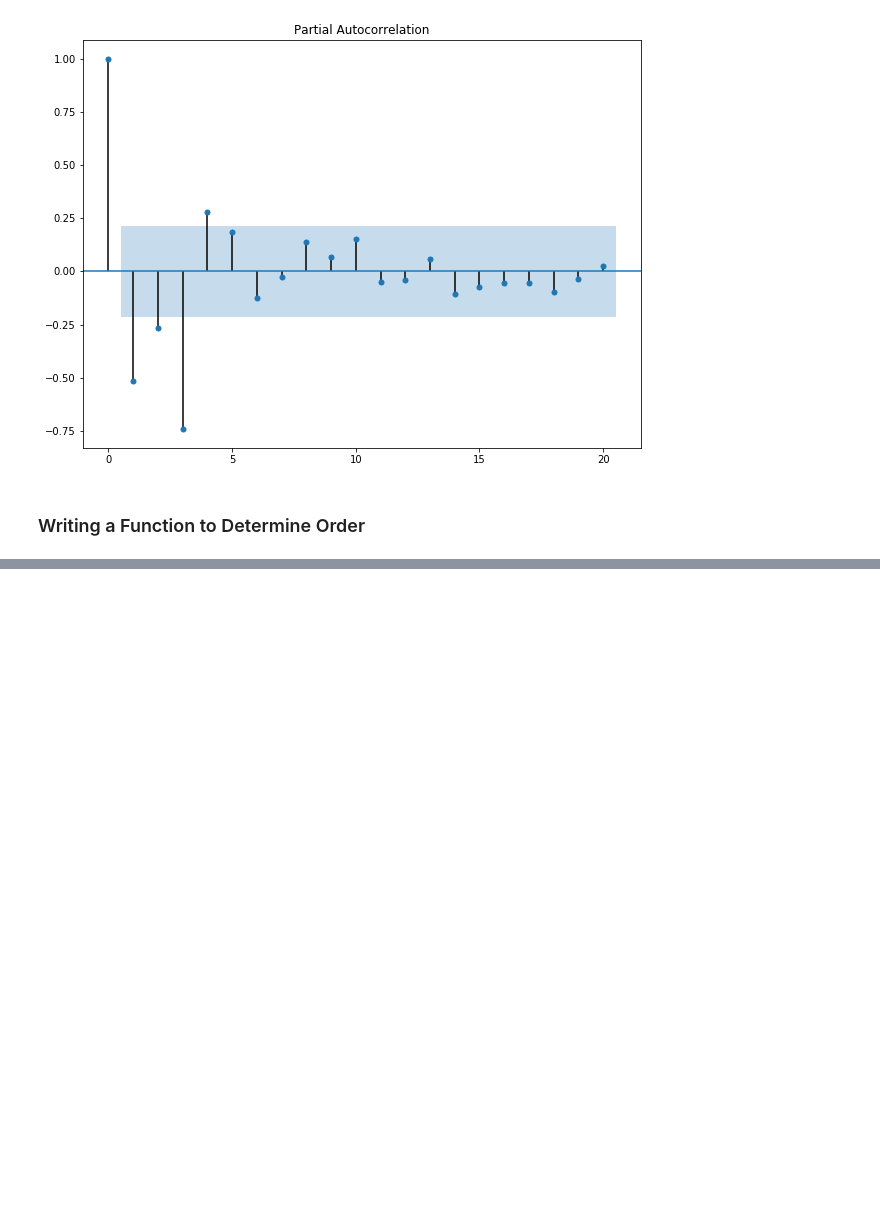
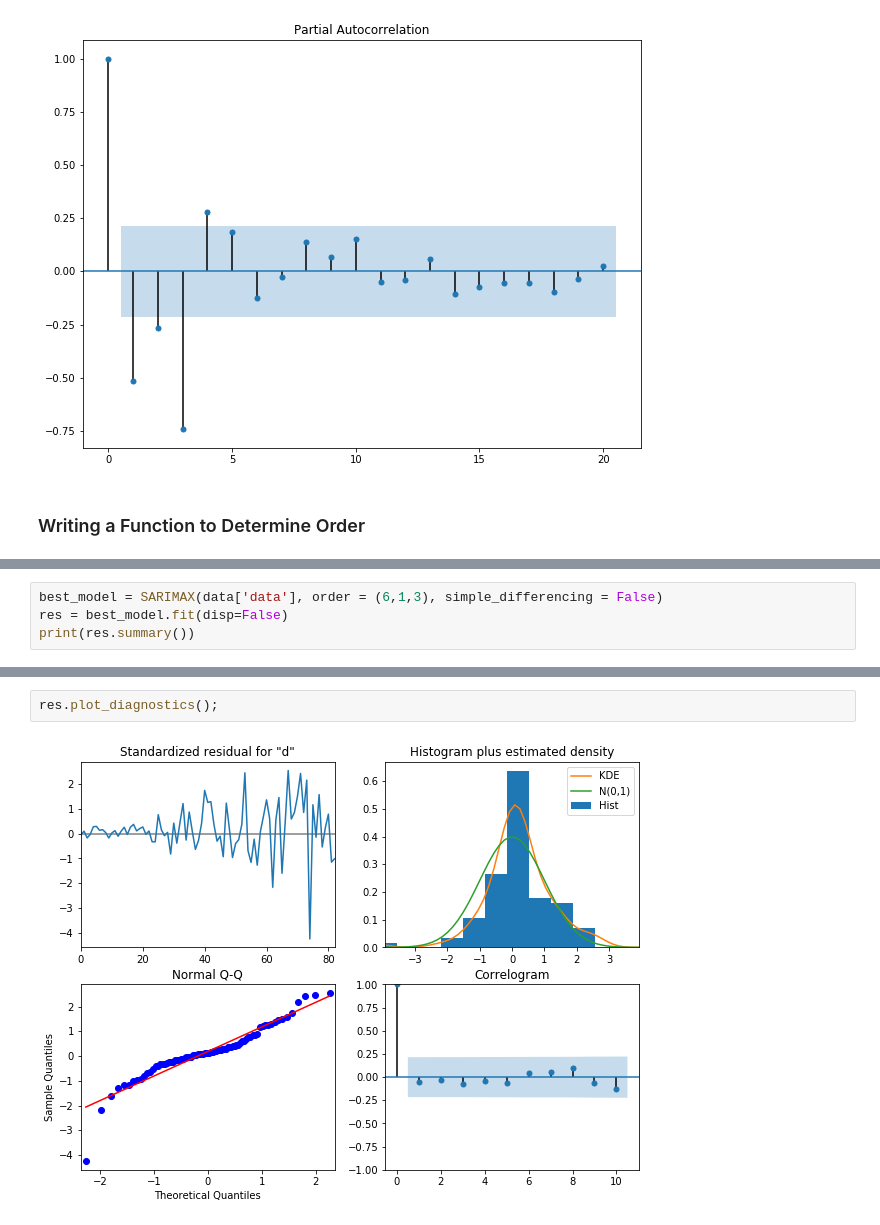
Before and after one commit to jaykayso/AppliedTimeSeriesAnalysisWithPython, a Jupyter notebook: 4_ARIMA.ipynb, the cells around one changed output, grey strips where cells are left out. Drawn from its saved outputs; the diff is of its cells as text; blank space fills up the shorter version.

```diff
--- a/4_ARIMA.ipynb
+++ b/4_ARIMA.ipynb
@@ -119,0 +206,4 @@ Since the
+# %%
+best_model = SARIMAX(data['data'], order = (6,1,3), simple_differencing = False)
+res = best_model.fit(disp=False)
+print(res.summary())
@@ -119,0 +238,4 @@ Since the
+# %%
+res.plot_diagnostics();
+# %% [output]
+[figure, added]
```
Also changed, not shown: parts of 17 cells of this notebook.
